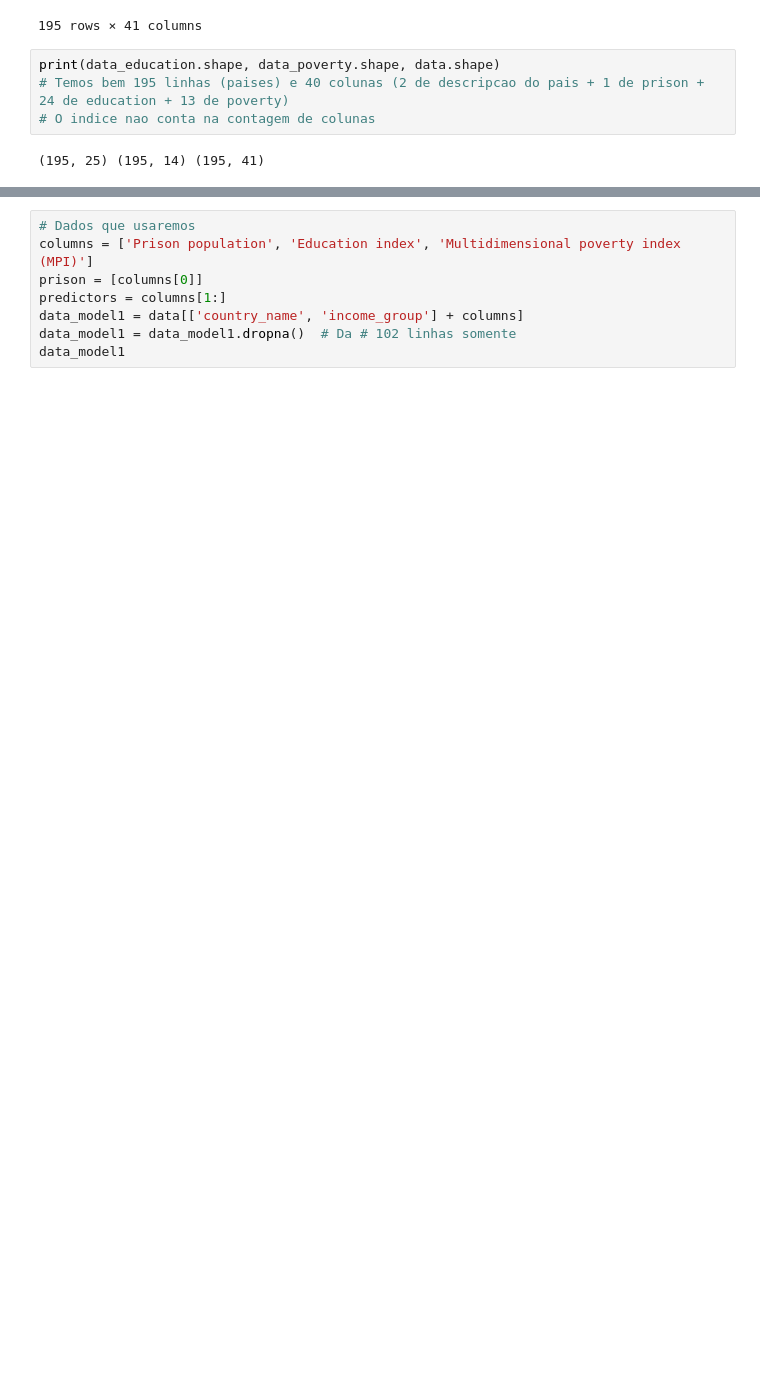
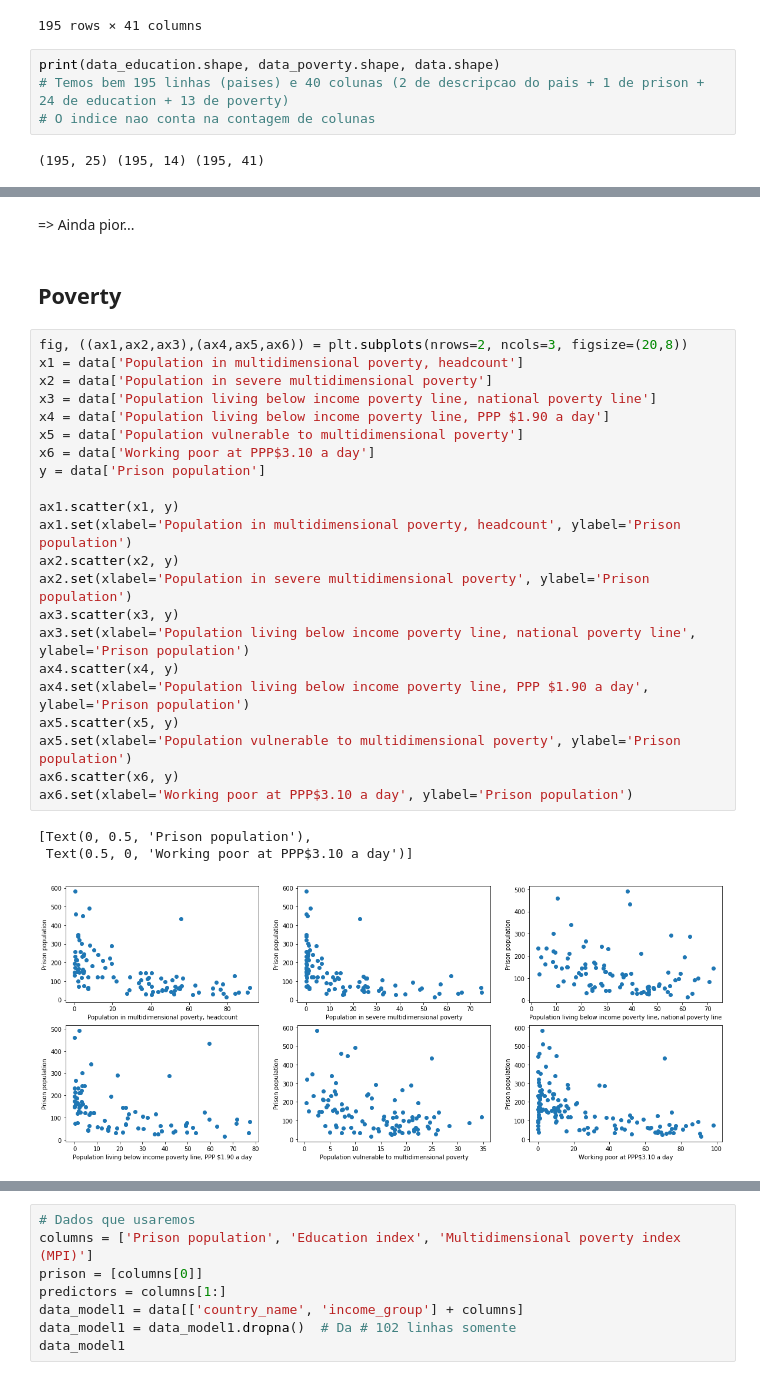
Before and after one commit to andreisha/inf1032-datascience, a Jupyter notebook: T1.3 - Modelos de Regressão Linear.ipynb, the cells around one changed output, grey strips where cells are left out. Drawn from its saved outputs; the diff is of its cells as text; blank space fills up the shorter version.

```diff
--- a/T1.3 - Modelos de Regressão Linear.ipynb
+++ b/T1.3 - Modelos de Regressão Linear.ipynb
@@ -220,0 +393,30 @@ print(data_education.shape, data_poverty.shape, data.shape)
+# %% [markdown]
+=> Ainda pior...
+# %% [markdown]
+## Poverty
+# %%
+fig, ((ax1,ax2,ax3),(ax4,ax5,ax6)) = plt.subplots(nrows=2, ncols=3, figsize=(20,8))
+x1 = data['Population in multidimensional poverty, headcount']
+x2 = data['Population in severe multidimensional poverty']
+x3 = data['Population living below income poverty line, national poverty line']
+x4 = data['Population living below income poverty line, PPP $1.90 a day']
+x5 = data['Population vulnerable to multidimensional poverty']
+x6 = data['Working poor at PPP$3.10 a day']
+y = data['Prison population']
+
+ax1.scatter(x1, y)
+ax1.set(xlabel='Population in multidimensional poverty, headcount', ylabel='Prison population')
+ax2.scatter(x2, y)
+ax2.set(xlabel='Population in severe multidimensional poverty', ylabel='Prison population')
+ax3.scatter(x3, y)
+ax3.set(xlabel='Population living below income poverty line, national poverty line', ylabel='Prison population')
+ax4.scatter(x4, y)
+ax4.set(xlabel='Population living below income poverty line, PPP $1.90 a day', ylabel='Prison population')
+ax5.scatter(x5, y)
+ax5.set(xlabel='Population vulnerable to multidimensional poverty', ylabel='Prison population')
+ax6.scatter(x6, y)
+ax6.set(xlabel='Working poor at PPP$3.10 a day', ylabel='Prison population')
+# %% [output]
+[Text(0, 0.5, 'Prison population'),
+ Text(0.5, 0, 'Working poor at PPP$3.10 a day')]
+[figure, added]
```
Also changed, not shown: parts of 44 cells of this notebook, 1 other file.
